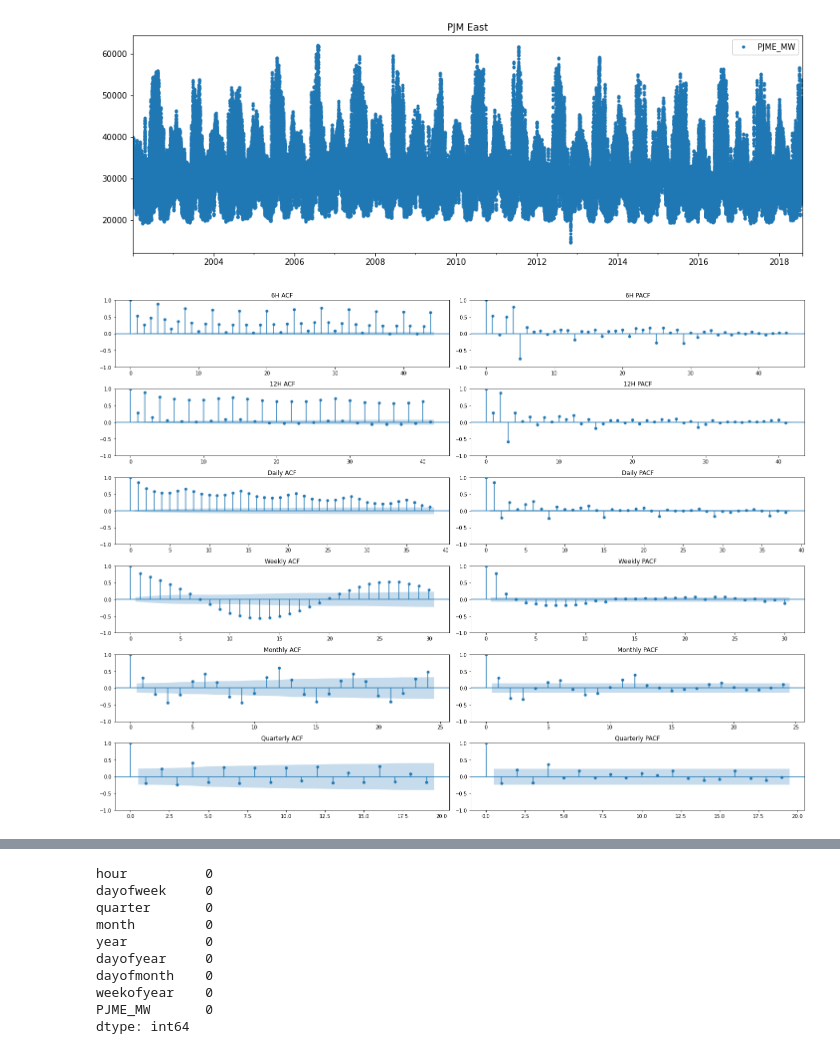
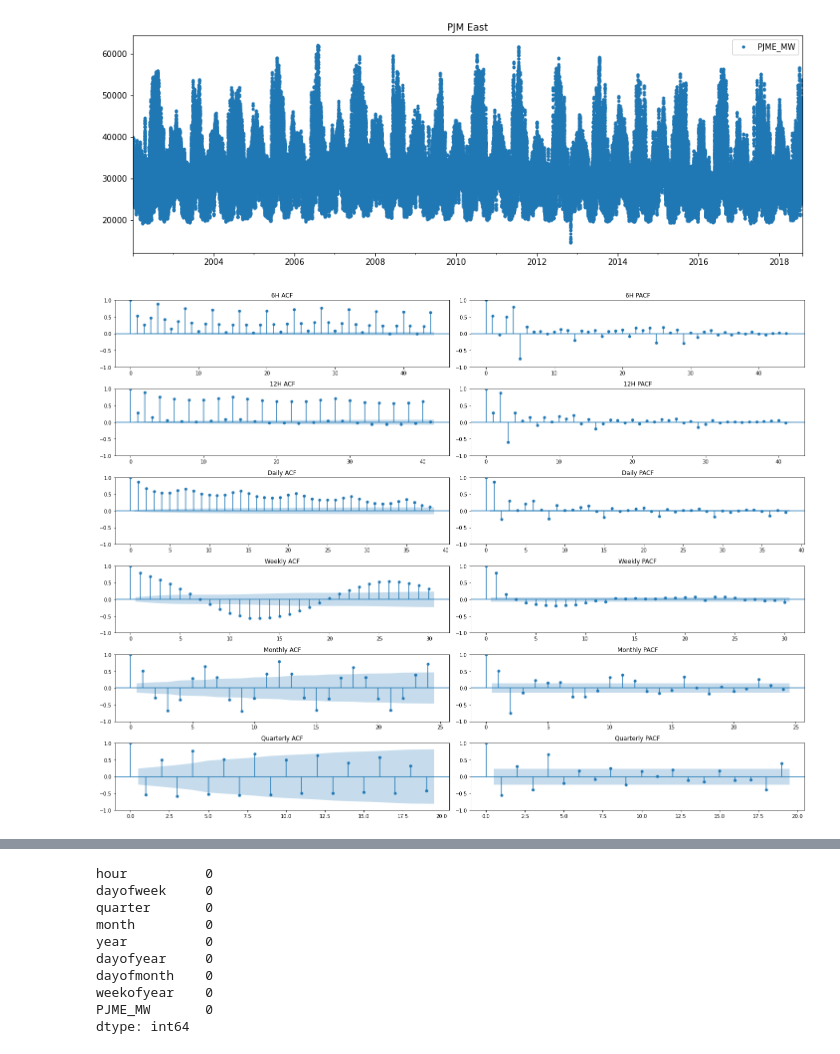
Before and after one commit to kemalariboga/EnergyConsumption-TimeSeries, a Jupyter notebook: model.ipynb, the cells around one changed output, grey strips where cells are left out. Drawn from its saved outputs; the diff is of its cells as text; code cells hidden in the pictures.

```diff
--- a/model.ipynb
+++ b/model.ipynb
@@ -181,37 +179,43 @@ ds1.plot(style='.', figsize=(15,5), title='PJM East') # we want dot plots instea
 <AxesSubplot:title={'center':'PJM East'}>
 [figure]
 # %%
-# Analyzing AutoCorrelation and Partial Autocorrelation of Accumulated Time Intervals
+# Analyzing AutoCorrelation and Partial Autocorrelation of Mean Time Intervals
 
 def correlation_time_intervals(df):
+    '''
+    This function takes in a dataframe and plots the autocorrelation and partial autocorrelation plots
+    for the dataframe
+
+    :param df: The dataframe that you want to plot the correlation time intervals for
+    '''
     df = df.copy()
-    df_6H = df.resample('6H').sum()
-    df_12H = df.resample('12H').sum()
-    df_daily = df.resample('D').sum()
-    df_weekly = df.resample('W').sum()
-    df_monthly = df.resample('M').sum()
-    df_quarterly = df.resample('Q').sum()
+    df_6H = df.resample('6H').mean()
+    df_12H = df.resample('12H').mean()
+    df_daily = df.resample('D').mean()
+    df_weekly = df.resample('W').mean()
+    df_monthly = df.resample('M').mean()
+    df_quarterly = df.resample('Q').mean()
 
     corr_list = [df_6H,
                  df_12H,
                  df_daily,
                  df_weekly,
                  df_monthly,
                  df_quarterly]
 
     corr_name = {'0': "6H", '1': "12H", '2': "Daily", '3': "Weekly", '4': "Monthly", '5': "Quarterly"}
 
     fig,axes = plt.subplots(nrows = 6, ncols = 2, figsize=(20,15))
 
     for x,y in enumerate(corr_list):
             plot_acf((y), ax = axes[x,0], title = corr_name[f'{x}'] + " ACF")
             plot_pacf((y), ax = axes[x,1], title = corr_name[f'{x}'] + " PACF")
 
     fig.tight_layout()
 
 correlation_time_intervals(ds1)
 # %% [output]
-[figure, old version]
+[figure, new version]
 # %%
 # Analyzing how the trends are impacted by different time intervals
 
```
Also changed, not shown: parts of 30 cells of this notebook.
